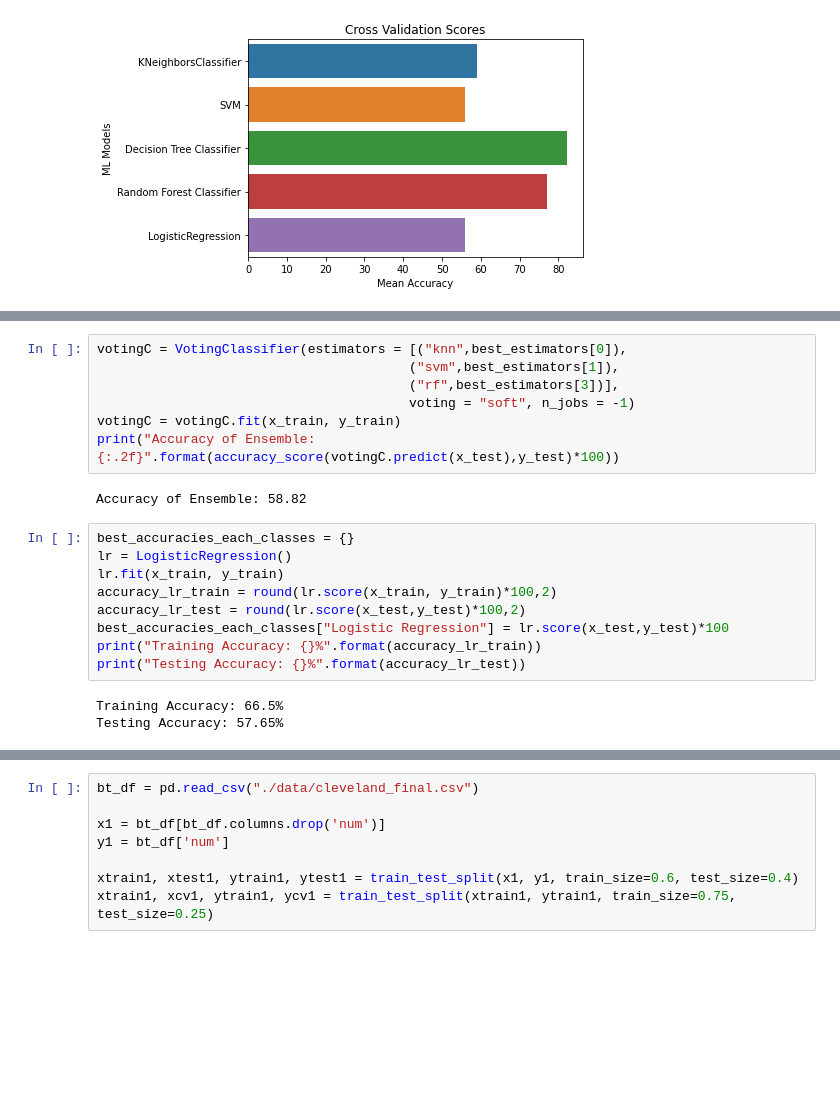
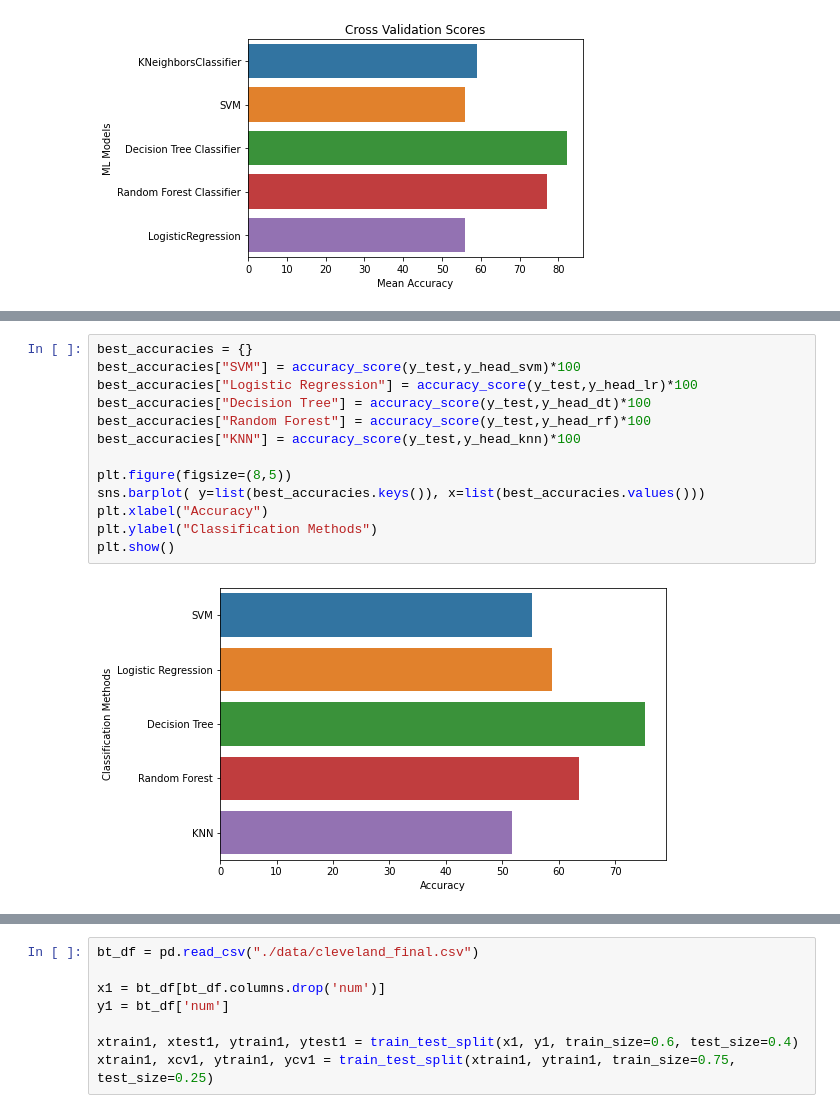
Before and after one commit to Meivenkatkumar/ensembledetection, a Jupyter notebook: largeData.ipynb, the cells around one changed output, grey strips where cells are left out. Saved outputs shown, nothing was run; the diff lists cells and outputs as text; blank space fills up the shorter version.

```diff
--- a/largeData.ipynb
+++ b/largeData.ipynb
@@ -234,21 +312,15 @@ plt.show()
 # %%
-votingC = VotingClassifier(estimators = [("knn",best_estimators[0]),
-                                        ("svm",best_estimators[1]),
-                                        ("rf",best_estimators[3])],
-                                        voting = "soft", n_jobs = -1)
-votingC = votingC.fit(x_train, y_train)
-print("Accuracy of Ensemble: {:.2f}".format(accuracy_score(votingC.predict(x_test),y_test)*100))
+best_accuracies = {}
+best_accuracies["SVM"] = accuracy_score(y_test,y_head_svm)*100
+best_accuracies["Logistic Regression"] = accuracy_score(y_test,y_head_lr)*100
+best_accuracies["Decision Tree"] = accuracy_score(y_test,y_head_dt)*100
+best_accuracies["Random Forest"] = accuracy_score(y_test,y_head_rf)*100
+best_accuracies["KNN"] = accuracy_score(y_test,y_head_knn)*100
+
+plt.figure(figsize=(8,5))
+sns.barplot( y=list(best_accuracies.keys()), x=list(best_accuracies.values()))
+plt.xlabel("Accuracy")
+plt.ylabel("Classification Methods")
+plt.show()
 # %% [output]
-Accuracy of Ensemble: 58.82
+[figure, added]
-# %%
-best_accuracies_each_classes = {}
-lr = LogisticRegression()
-lr.fit(x_train, y_train)
-accuracy_lr_train = round(lr.score(x_train, y_train)*100,2)
-accuracy_lr_test = round(lr.score(x_test,y_test)*100,2)
-best_accuracies_each_classes["Logistic Regression"] = lr.score(x_test,y_test)*100
-print("Training Accuracy: {}%".format(accuracy_lr_train))
-print("Testing Accuracy: {}%".format(accuracy_lr_test))
-# %% [output]
-Training Accuracy: 66.5%
-Testing Accuracy: 57.65%
```
Also changed, not shown: parts of 27 cells of this notebook, 8 other files.
